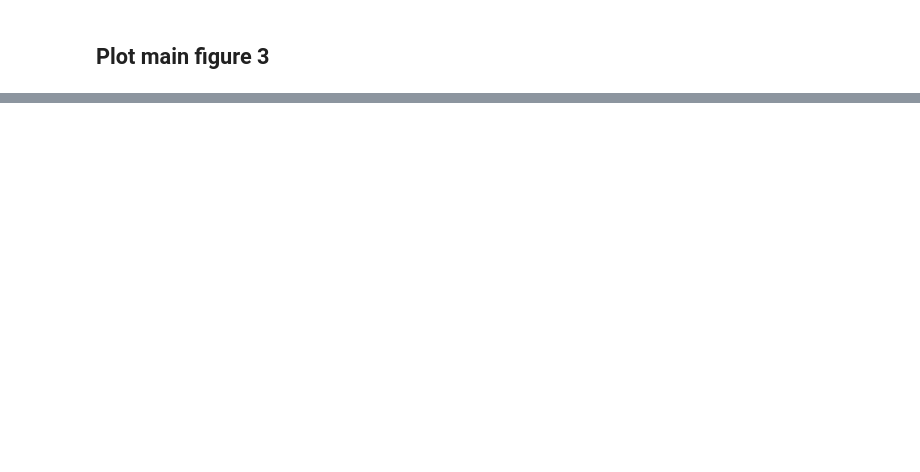
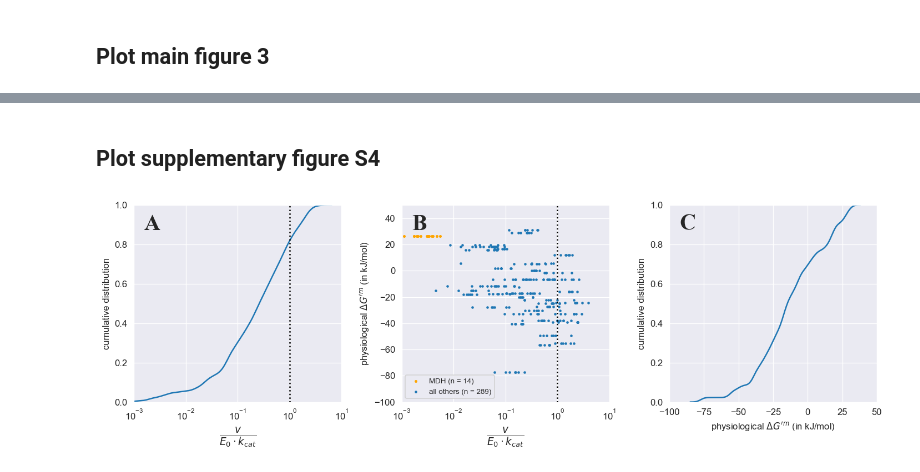
Before and after one commit to OSS-Lab/CoSubstrateDynamics, a Jupyter notebook: ecoli_validation/plot_flux_versus_bound.ipynb, the cells around one changed output, grey strips where cells are left out. Cells and saved outputs as stored; diff of their text form; code cells hidden in the pictures; blank space fills up the shorter version.

```diff
--- a/ecoli_validation/plot_flux_versus_bound.ipynb
+++ b/ecoli_validation/plot_flux_versus_bound.ipynb
@@ -439,0 +348,9 @@ fig3.savefig("res/fig3v2.pdf")
+# %%
+eq_rxn_dict = {}
+for bigg_id in joined_df.reaction_BiGG_ID.unique():
+    bigg_rxn = ecoli_model.reactions.get_by_id(bigg_id)
+
+    # convert the reaction into an equilibrator reaction object
+    bigg2eq = map_cobra_metabolites(equilibrator.ccache, bigg_rxn.metabolites)
+    sparse = {v: bigg_rxn.get_coefficient(k) for k, v in bigg2eq.items()}
+    eq_rxn_dict[bigg_id] = Reaction(sparse)
@@ -439,0 +375,61 @@ fig3.savefig("res/fig3v2.pdf")
+# %%
+# use eQuilibrator to estimate the standard ΔG'0 and the physiological ΔG'm
+joined_df["equilibrator_reaction"] = joined_df.reaction_BiGG_ID.apply(eq_rxn_dict.get)
+joined_df["standard_dg_prime"] = joined_df.equilibrator_reaction.apply(equilibrator.standard_dg_prime)
+joined_df["physiological_dg_prime"] = joined_df.equilibrator_reaction.apply(equilibrator.physiological_dg_prime)
+
+joined_df.to_csv("res/joined_data_table.csv")
+# %% [markdown]
+## Plot supplementary figure S4
+# %%
+figS4, axs = plt.subplots(1, 3, figsize=(12, 4), dpi=120, sharex="none", sharey="none")
+
+ax = axs[0]
+v_over_vmax = joined_df.flux_mmol_per_gCDW_sec.abs()/joined_df.kcat_x_adunbance_mmol_per_gCDW_sec
+_df = joined_df[v_over_vmax > 0].copy()
+_df.insert(0, "v_over_vmax", v_over_vmax.apply(nominal_value))
+_df.insert(1, "dGm", _df.physiological_dg_prime.apply(lambda x: x.value.m_as("kJ/mol")))
+
+sns.kdeplot(_df.v_over_vmax, cumulative=True, bw_method=0.1, log_scale=True, ax=ax)
+ax.plot([1, 1], [0, 1], "k:")
+ax.set_xlim(1e-3, 10)
+ax.set_ylim(0, 1)
+ax.set_ylabel("cumulative distribution")
+ax.set_xlabel(r"$\frac{v}{E_0 \cdot k_{cat}}$", fontsize=16)
+
+ax = axs[1]
+_df_mdh = _df[_df.reaction_BiGG_ID == "MDH"]
+ax.scatter(x=_df_mdh.v_over_vmax, y=_df_mdh.dGm, s=4, color="orange", label=f"MDH (n = {_df_mdh.shape[0]})")
+_df_nonmdh = _df[_df.reaction_BiGG_ID != "MDH"]
+ax.scatter(x=_df_nonmdh.v_over_vmax, y=_df_nonmdh.dGm, s=3, label=f"all others (n = {_df_nonmdh.shape[0]})")
+ax.set_xlabel(r"$\frac{v}{E_0 \cdot k_{cat}}$", fontsize=16)
+ax.set_ylabel(r"physiological $\Delta G'^m$ (in kJ/mol)")
+ax.set_xscale("log")
+ax.set_xlim(1e-3, 10)
+ax.set_ylim(-100, 50)
+ax.plot([1, 1], [-100, 50], "k:")
+
+# mark specifically the MDH points
+ax.legend(fontsize=8, loc="lower left")
+
+ax = axs[2]
+sns.kdeplot(_df.dGm, cumulative=True, bw_method=0.1, log_scale=False, ax=ax)
+ax.set_xlim(-100, 50)
+ax.set_ylim(0, 1)
+ax.set_xlabel(r"physiological $\Delta G'^m$ (in kJ/mol)")
+ax.set_ylabel(r"cumulative distribution")
+ax.set_xticks([-100, -75, -50, -25, 0, 25, 50])
+
+font = FontProperties()
+font.set_family('serif')
+font.set_name('Times New Roman')
+font.set_size(24)
+font.set_weight("bold")
+for i, ax in enumerate(axs.flat):
+    label = chr(ord("A")+i)
+    ax.text(0.05, 0.95, label, transform=ax.transAxes, fontproperties=font, va='top')
+
+figS4.tight_layout()
+figS4.savefig("res/figS4.pdf")
+# %% [output]
+[figure, added]
```
Also changed, not shown: parts of 9 cells of this notebook, 8 other files.
